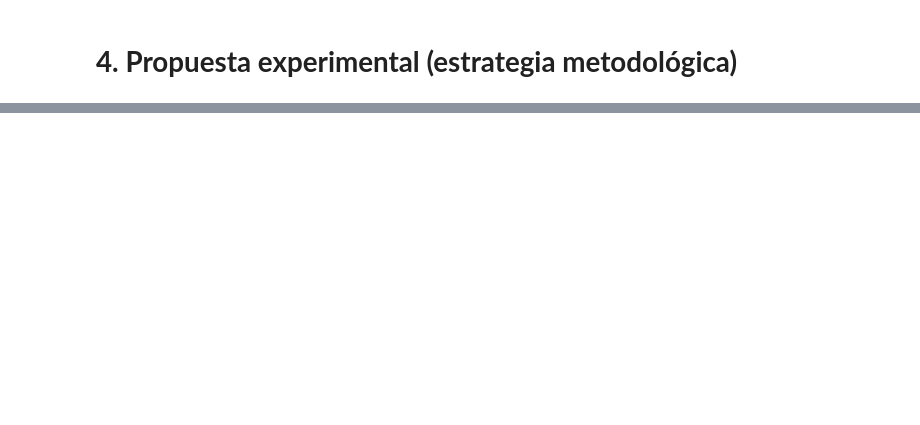
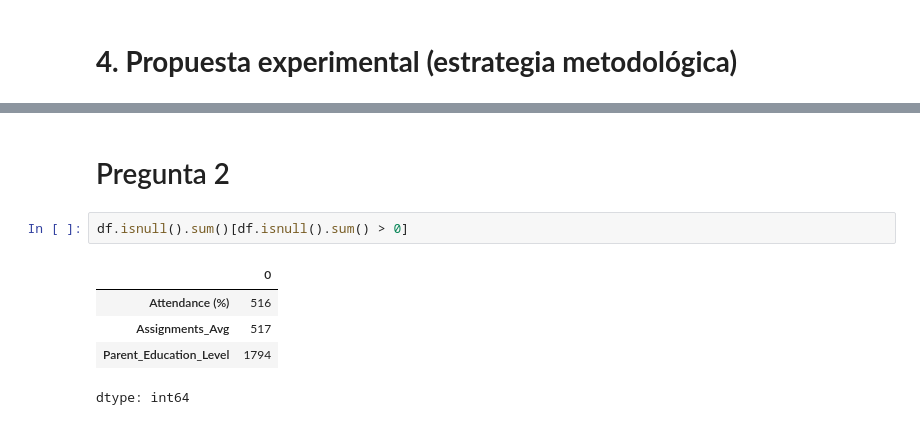
Before and after one commit to Baasty-OCh/Miner-a-curso-, a Jupyter notebook: ProyectoMineriaBO.ipynb, the cells around one changed output, grey strips where cells are left out. Drawn from its saved outputs; the diff is of its cells as text; blank space fills up the shorter version.

```diff
--- a/ProyectoMineriaBO.ipynb
+++ b/ProyectoMineriaBO.ipynb
@@ -155,0 +305,10 @@ plt.show()
+# %% [markdown]
+# Pregunta 2
+# %%
+df.isnull().sum()[df.isnull().sum() > 0]
+# %% [output]
+|  | 0 |
+| Attendance (%) | 516 |
+| Assignments_Avg | 517 |
+| Parent_Education_Level | 1794 |
+dtype: int64
```
Also changed, not shown: parts of 31 cells of this notebook.
